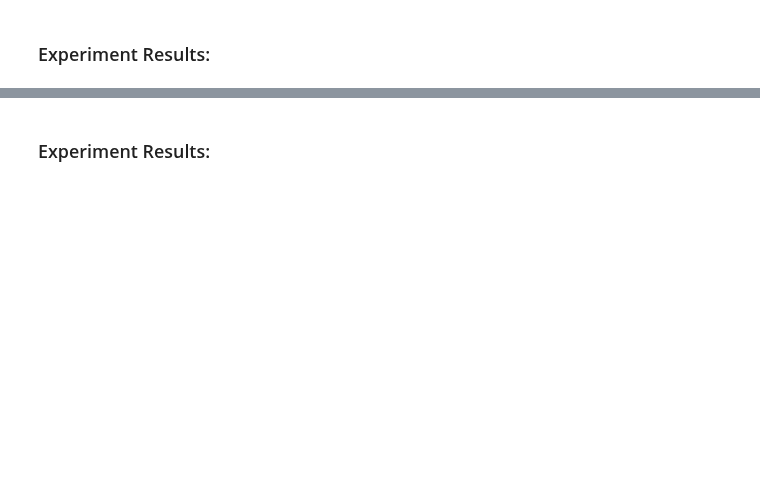
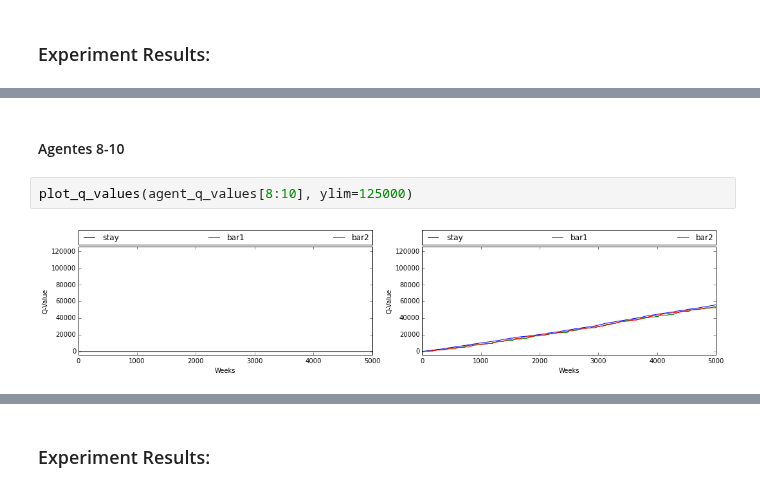
Before and after one commit to hoarf/el_farol_multibar, a Jupyter notebook: wlu.ipynb, the cells around one changed output, grey strips where cells are left out. Saved outputs shown, nothing was run; the diff lists cells and outputs as text; blank space fills up the shorter version.

```diff
--- a/wlu.ipynb
+++ b/wlu.ipynb
@@ -270,2 +291,8 @@ plot_world_utilities(nr_weeks, world_utilities)
+# %% [markdown]
+#### Agentes 8-10
+# %%
+plot_q_values(agent_q_values[8:10], ylim=125000)
+# %% [output]
+[figure, added]
 # %% [markdown]
 # Experiment 2: 101 agents 2 bars t=[0.3,0.5]
```
Also changed, not shown: parts of 38 cells of this notebook.
